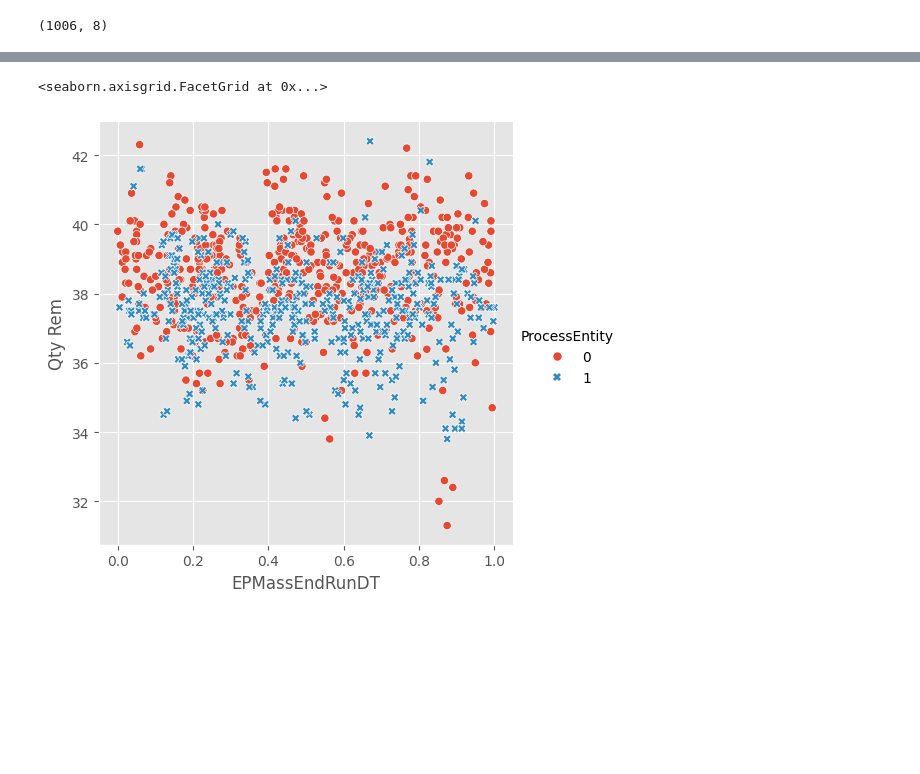
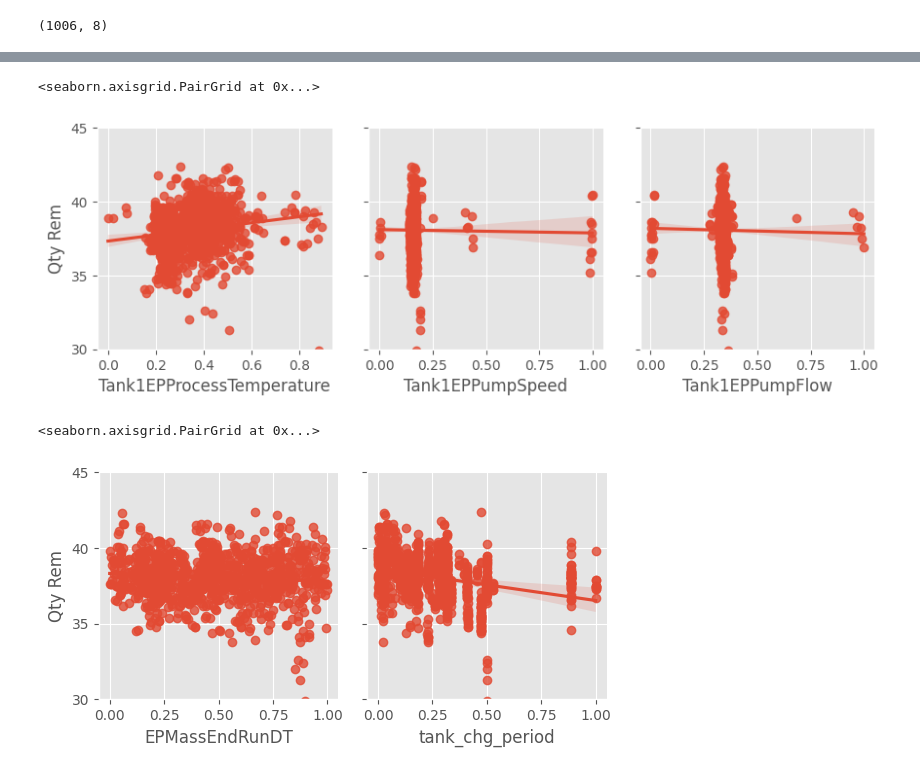
Before and after one commit to YoksanVC/TEC_DataScienceCert, a Jupyter notebook: Module_2_AprendizajeAutomatico/Projecto_Final/Projecto_Final.ipynb, the cells around one changed output, grey strips where cells are left out. Cells and saved outputs as stored; diff of their text form; code cells hidden in the pictures; blank space fills up the shorter version.

```diff
--- a/Module_2_AprendizajeAutomatico/Projecto_Final/Projecto_Final.ipynb
+++ b/Module_2_AprendizajeAutomatico/Projecto_Final/Projecto_Final.ipynb
@@ -343,3 +343,7 @@ ProcessEntity
 0    640
 1    573
 Name: count, dtype: int64
+# %%
+dataset_20mm = dataset_20mm.convert_dtypes()
+for attribute in dataset_20mm:
+    print(f"{attribute} is type {dataset_20mm[attribute].dtype}")
@@ -457,6 +448,0 @@ Con esta relacion podemos observar que hay 5 outliers. Se procede a eliminarlos
-# %%
-for index in dataset_20mm.index:
-    if dataset_20mm.loc[index,'Qty Rem'] > 45 or dataset_20mm.loc[index,'Qty Rem'] < 30:
-        dataset_20mm.loc[index,'Qty Rem'] = pd.NA
-
-dataset_20mm.dropna(inplace=True)
@@ -489,9 +448,0 @@ sns.relplot(
-# %%
-# 'EPMassEndRunDT','tank_chg_period','group_index'
-sns.relplot(
-    data=dataset_20mm,
-    x='EPMassEndRunDT', y='Qty Rem', hue='ProcessEntity', style='ProcessEntity'
-)
-# %% [output]
-<seaborn.axisgrid.FacetGrid at 0x...>
-[figure, removed]
@@ -503,0 +449,14 @@ sns.relplot(
+# %%
+g = sns.PairGrid(dataset_20mm, y_vars=['Qty Rem'], x_vars=['Tank1EPProcessTemperature', 'Tank1EPPumpSpeed','Tank1EPPumpFlow'], height=3)
+g.map(sns.regplot)
+g.set(ylim=(30, 45), yticks=[30, 35, 40, 45])
+# %% [output]
+<seaborn.axisgrid.PairGrid at 0x...>
+[figure, added]
+# %%
+g = sns.PairGrid(dataset_20mm, y_vars=['Qty Rem'], x_vars=['EPMassEndRunDT', 'tank_chg_period'], height=3)
+g.map(sns.regplot)
+g.set(ylim=(30, 45), yticks=[30, 35, 40, 45])
+# %% [output]
+<seaborn.axisgrid.PairGrid at 0x...>
+[figure, added]
```
Also changed, not shown: parts of 18 cells of this notebook.
